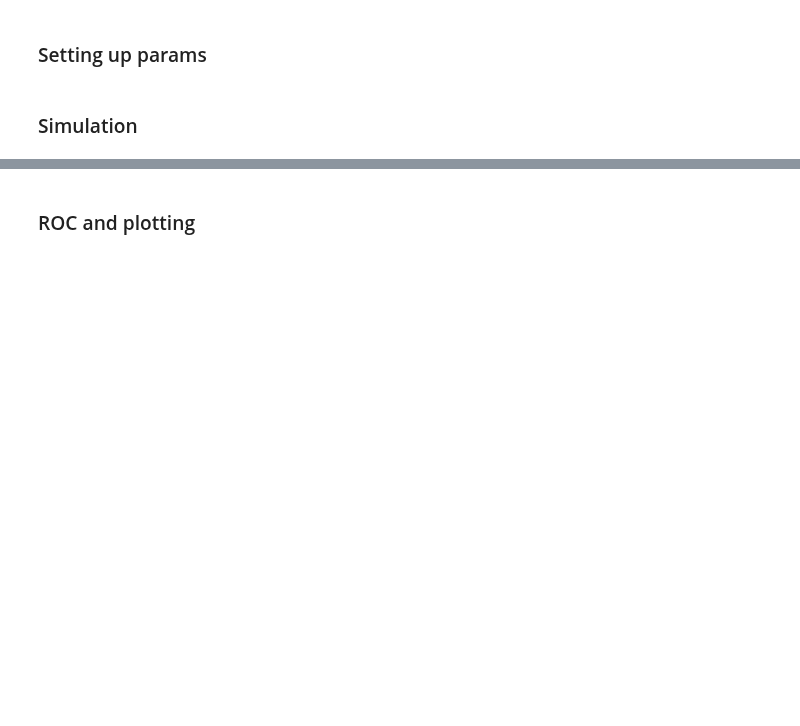
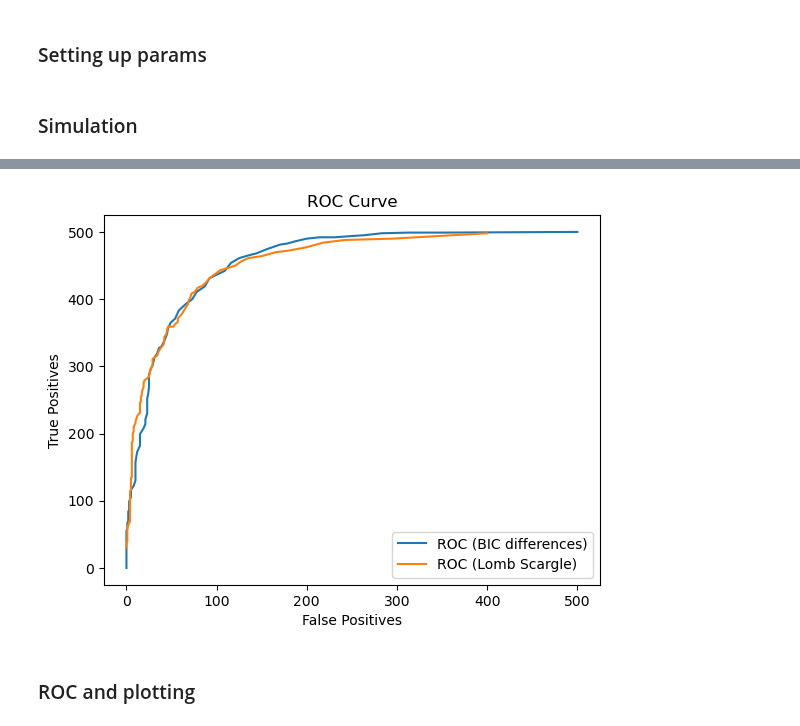
Before and after one commit to TristanSones-Dykes/GPCell, a Jupyter notebook: scripts/ROC.ipynb, the cells around one changed output, grey strips where cells are left out. Saved outputs shown, nothing was run; the diff lists cells and outputs as text; code cells hidden in the pictures; blank space fills up the shorter version.

```diff
--- a/scripts/ROC.ipynb
+++ b/scripts/ROC.ipynb
@@ -69,0 +181,17 @@ paths = [
+# %%
+# --- ROC analysis using BIC differences --- #
+
+# Split BIC differences into two groups: A (first n_cells) and B (next n_cells)
+A = BICdiffTOT[:n_cells]
+B = BICdiffTOT[n_cells : 2 * n_cells]
+print(A.shape, B.shape)
+
+# Define a threshold vector spanning a little below the min to a little above the max.
+thresh = np.linspace(BICdiffTOT.min() - 1, BICdiffTOT.max() + 1, 200)
+FP1 = np.zeros_like(thresh)
+TP1 = np.zeros_like(thresh)
+for i, th in enumerate(thresh):
+    FP1[i] = np.sum(A > th)
+    TP1[i] = np.sum(B > th)
+
+FP1
@@ -70,3 +279,15 @@ paths = [
+# %%
+# --- (Optional) Plot ROC curves ---
+plt.figure()
+plt.plot(FP1, TP1, label="ROC (BIC differences)")
+plt.plot(FP2, TP2, label="ROC (Lomb Scargle)")
+plt.xlabel("False Positives")
+plt.ylabel("True Positives")
+plt.title("ROC Curve")
+plt.legend()
+plt.show()
+# %% [output]
+[figure, added]
 # %% [markdown]
 ### ROC and plotting
 # %%
```
Also changed, not shown: parts of 14 cells of this notebook, 3 other files.
